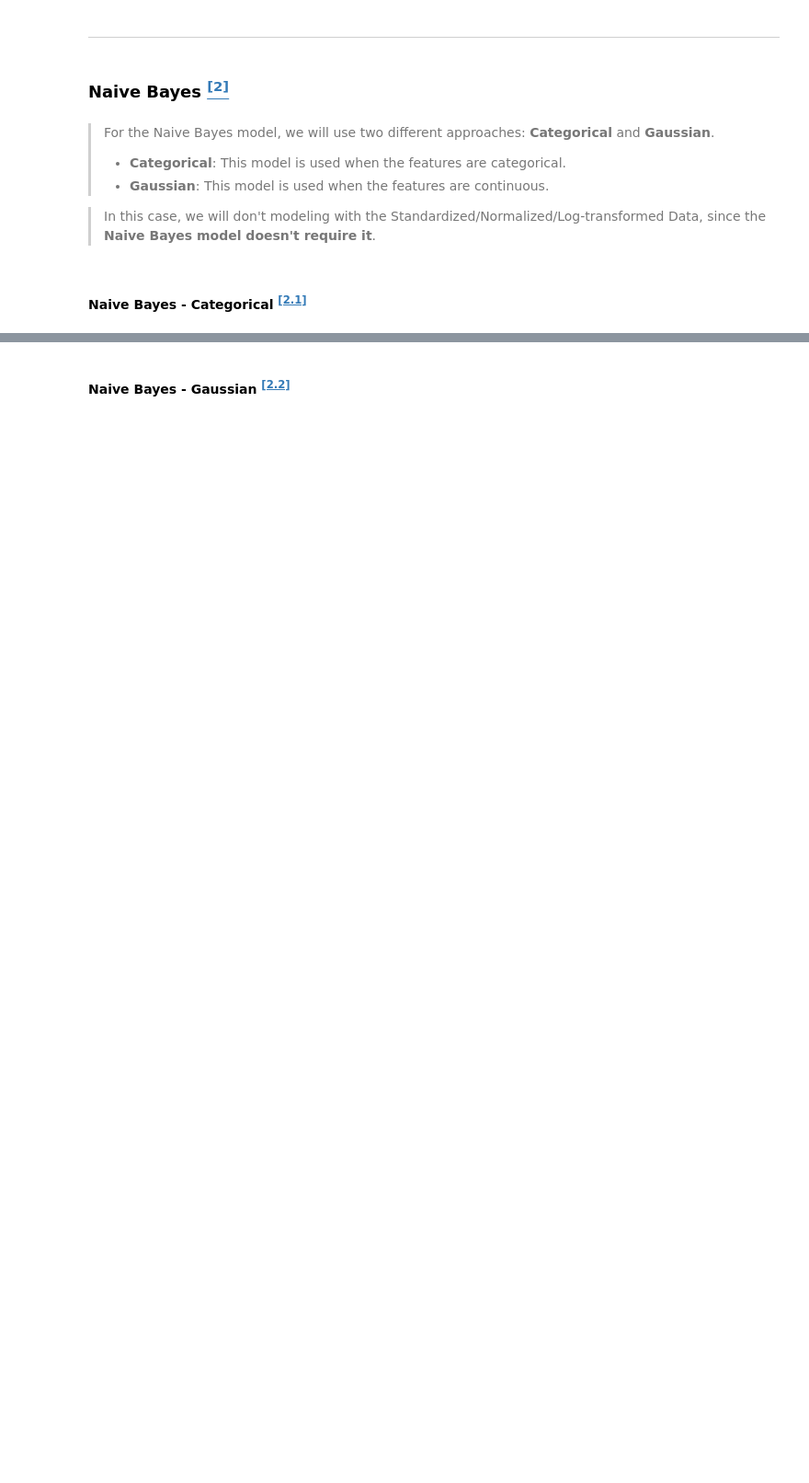
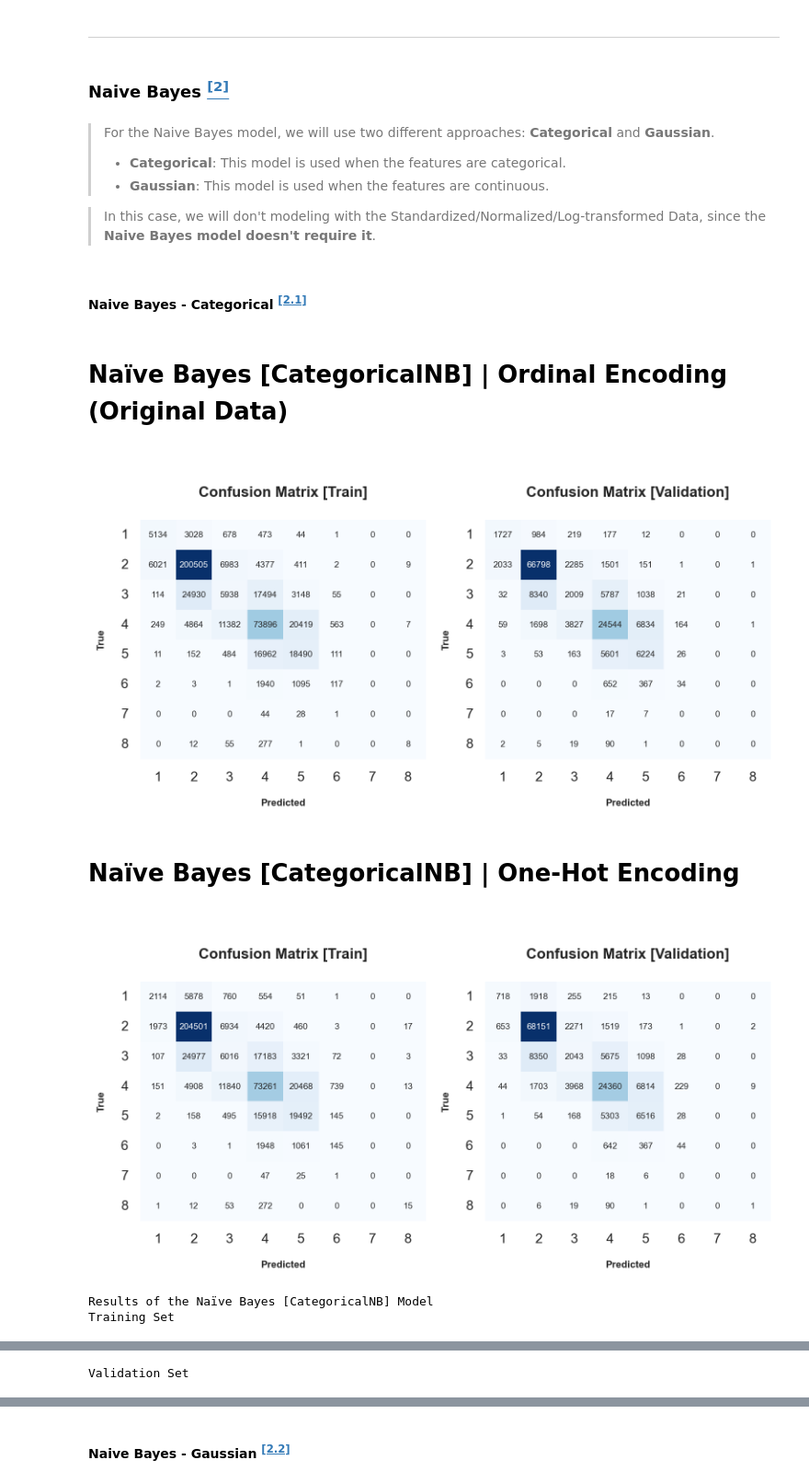
Before and after one commit to Silvestre17/ML_24.25_Project_Group33, a Jupyter notebook: 3_Modeling&Evaluation_MLProject_Group33.ipynb, the cells around one changed output, grey strips where cells are left out. Shown at 92% size. Cells and saved outputs as stored; diff of their text form; code cells hidden in the pictures; blank space fills up the shorter version.

```diff
--- a/3_Modeling&Evaluation_MLProject_Group33.ipynb
+++ b/3_Modeling&Evaluation_MLProject_Group33.ipynb
@@ -410,26 +493,26 @@ models_results_val = {}
 
 def classification_metrics(model_name, cv_results,
                            y_train, pred_train, pred_train_proba,
-                           y_val, pred_val, pred_val_proba, classification_report=True):
+                           y_val, pred_val, pred_val_proba, classification_report_show=True):
 
     # Display model name
     display_html(f'<h1 style="text-align: left; margin-bottom: -15px;">{model_name}</h1><br>', raw=True)
 
-    # Display the results of the cross-validation (KFold) - If classification_report=True
-    if classification_report:
+    # Display the results of the cross-validation (KFold) - If classification_report_show=True
+    if classification_report_show:
         # ------------------------------------- Classification Report  -------------------------------------
         print('___________________________________________________________________________________________________________')
         print('                                                     TRAIN                                                 ')
         print('-----------------------------------------------------------------------------------------------------------')
         print(classification_report(y_train, pred_train, target_names=[str(i) for i in np.unique(y_train)], zero_division=1))
         # zero_division=1 to avoid warnings -> y_true contains labels that are not present in your predictions (y_pred)
-        print('\nAUROC:', round(roc_auc_score(y_train, pred_train_proba, multi_class='ovr'), 2)) # 'ovr' for multiclass
+        print('\nAUROC:', round(roc_auc_score(y_train, pred_train_proba, multi_class='ovr'), 2)) # 'ovr' for multiclass - OneVsRest
 
         print('___________________________________________________________________________________________________________')
         print('                                                VALIDATION                                                 ')
         print('-----------------------------------------------------------------------------------------------------------')
         print(classification_report(y_val, pred_val, target_names=[str(i) for i in np.unique(y_val)], zero_division=1))
-        print('\nAUROC:', round(roc_auc_score(y_val, pred_val_proba, multi_class='ovr'), 2))  # 'ovr' for multiclass
+        print('\nAUROC:', round(roc_auc_score(y_val, pred_val_proba, multi_class='ovr'), 2))  # 'ovr' for multiclass - OneVsRest
 
     # ----------------------------------- Confusion Matrix for Train and Validation side by side -----------------------------------
 
@@ -633,18 +743,25 @@ nb_ohe_pred_val_proba = nb_ohe.predict_proba(X_val_ohe)
 # %%
 # Classification Metrics & Confusion Matrix
 classification_metrics('Naïve Bayes [CategoricalNB] | Ordinal Encoding (Original Data)', nb_cv_ord,
                        y_train, nb_ord_pred_train, nb_ord_pred_train_proba,
-                       y_val, nb_ord_pred_val, nb_ord_pred_val_proba, classification_report=False)
+                       y_val, nb_ord_pred_val, nb_ord_pred_val_proba, classification_report_show=False)
 
 classification_metrics('Naïve Bayes [CategoricalNB] | One-Hot Encoding', nb_cv_ohe,
                         y_train, nb_ohe_pred_train, nb_ohe_pred_train_proba,
-                        y_val, nb_ohe_pred_val, nb_ohe_pred_val_proba, classification_report=False)
+                        y_val, nb_ohe_pred_val, nb_ohe_pred_val_proba, classification_report_show=False)
 
 # Dataframe with the results of the models
 df_results_train = pd.DataFrame(models_results_train).T
 df_results_val = pd.DataFrame(models_results_val).T
 
 # Display the results
 display_side_by_side(df_results_train, df_results_val,
                      titles=['Training Set', 'Validation Set'],
                      super_title='Results of the Naïve Bayes [CategoricalNB] Model')
+# %% [output]
+Naïve Bayes [CategoricalNB] | Ordinal Encoding (Original Data)
+[figure, added]
+Naïve Bayes [CategoricalNB] | One-Hot Encoding
+[figure, added]
+Results of the Naïve Bayes [CategoricalNB] Model
+Training Set
@@ -650,0 +776 @@ display_side_by_side(df_results_train, df_results_val,
+Validation Set
```
Also changed, not shown: parts of 37 cells of this notebook, 14 other files.
